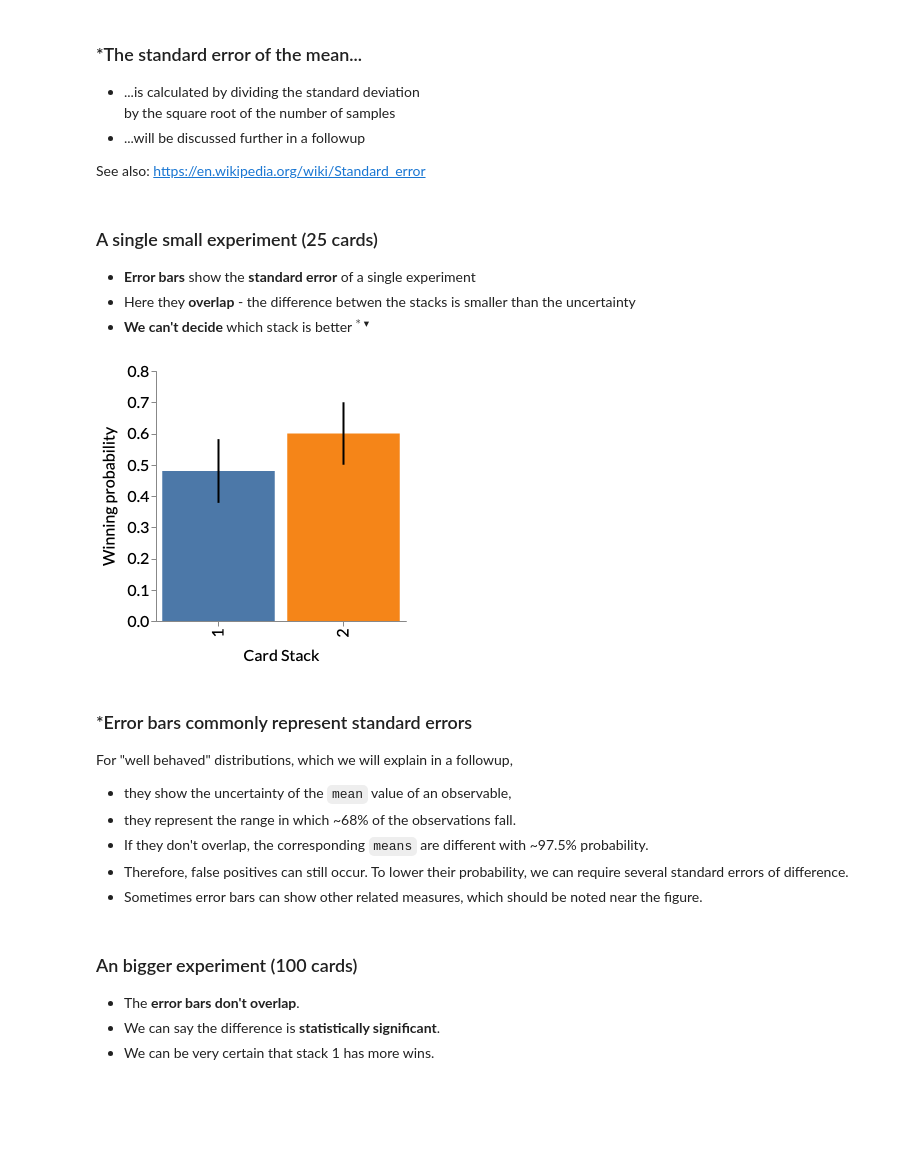
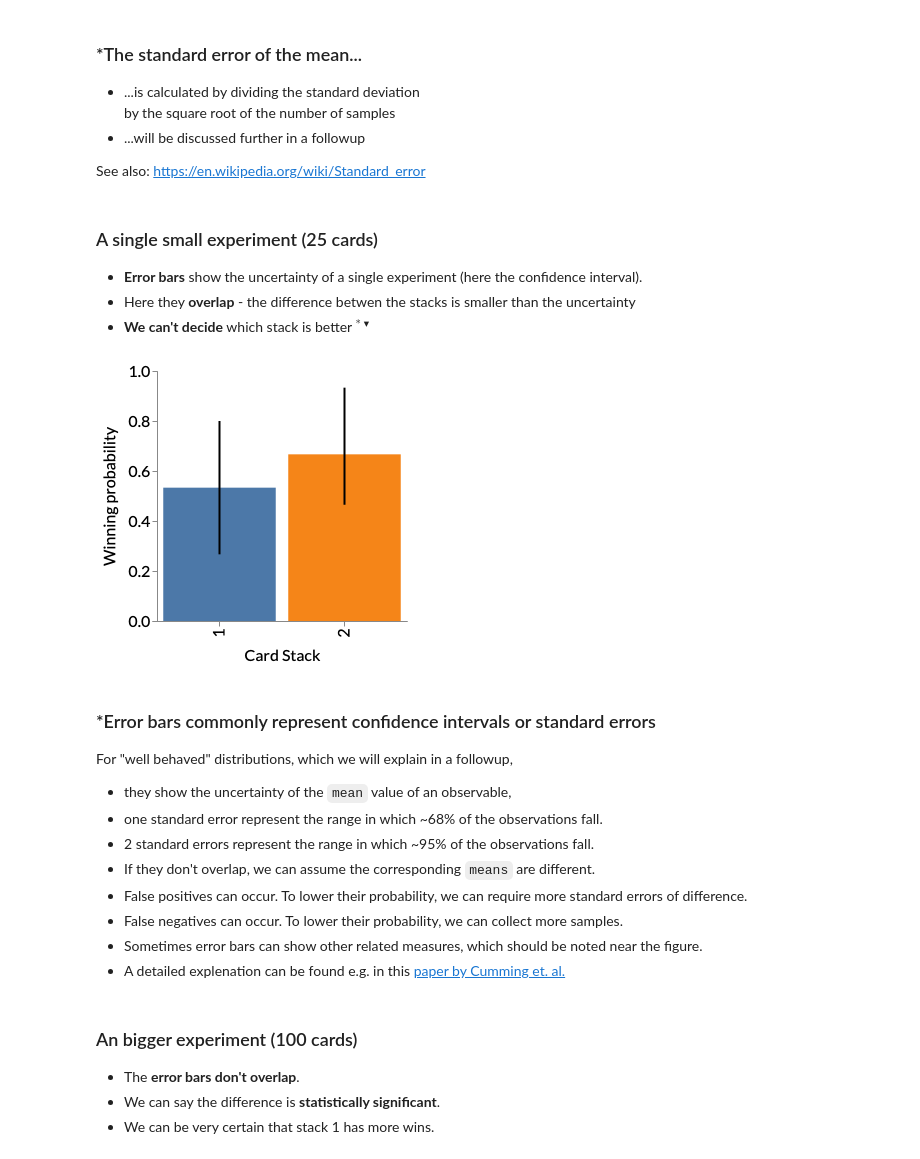
Before and after one commit to felixpatzelt/statistics-for-everyone, a Jupyter notebook: 1_introductory_card_experiment.ipynb, the cells around one changed output. Drawn from its saved outputs; the diff is of its cells as text; code cells hidden in the pictures; blank space fills up the shorter version.

Commit message:
fix: wip improvements to cards

```diff
--- a/1_introductory_card_experiment.ipynb
+++ b/1_introductory_card_experiment.ipynb
@@ -21,7 +21,7 @@ SVGImg('images/cards.svg', width='60%', output_dir='slides')
 # %%
 # create data for virtual experiments
 p_win_1       = 0.5
-p_win_2       = 0.4
+p_win_2       = 0.38
 n_card_pairs  = 100
 n_repeats      = 50
 
@@ -144,22 +145,25 @@ See also: https://en.wikipedia.org/wiki/Standard_error
 # %% [markdown]
 ### A single small experiment (25 cards)
 
-- **Error bars** show the **standard error** of a single experiment
+- **Error bars** show the uncertainty of a single experiment (here the confidence interval).
 - Here they **overlap** - the difference betwen the stacks is smaller than the uncertainty
 - **We can't decide** which stack is better $^{*▾}$
 # %%
-plot_experiment_bars_with_errors(data=data, n_card_pairs=n_card_pairs, n_card_pairs_init=25, n_repeats=n_repeats)
+plot_experiment_bars_with_errors(data=data, n_card_pairs=n_card_pairs, n_card_pairs_init=15, n_repeats=n_repeats)
 # %% [output]
-[figure, old version]
+[figure, new version]
 # %% [markdown]
-### *Error bars commonly represent standard errors
+### *Error bars commonly represent confidence intervals or standard errors
 
 For "well behaved" distributions, which we will explain in a followup,
 - they show the uncertainty of the `mean` value of an observable,
-- they represent the range in which ~68% of the observations fall.
-- If they don't overlap, the corresponding `means` are different with ~97.5% probability.
-- Therefore, false positives can still occur. To lower their probability, we can require several standard errors of difference.
+- one standard error represent the range in which ~68% of the observations fall.
+- 2 standard errors represent the range in which ~95% of the observations fall.
+- If they don't overlap, we can assume the corresponding `means` are different.
+- False positives can occur. To lower their probability, we can require more standard errors of difference.
+- False negatives can occur. To lower their probability, we can collect more samples.
 - Sometimes error bars can show other related measures, which should be noted near the figure.
+- A detailed explenation can be found e.g. in this [paper by Cumming et. al.](https://www.ncbi.nlm.nih.gov/pmc/articles/PMC2064100/)
 # %% [markdown]
 ### An bigger experiment (100 cards)
 
```
Also changed, not shown: parts of 7 cells of this notebook, 3 other files.
